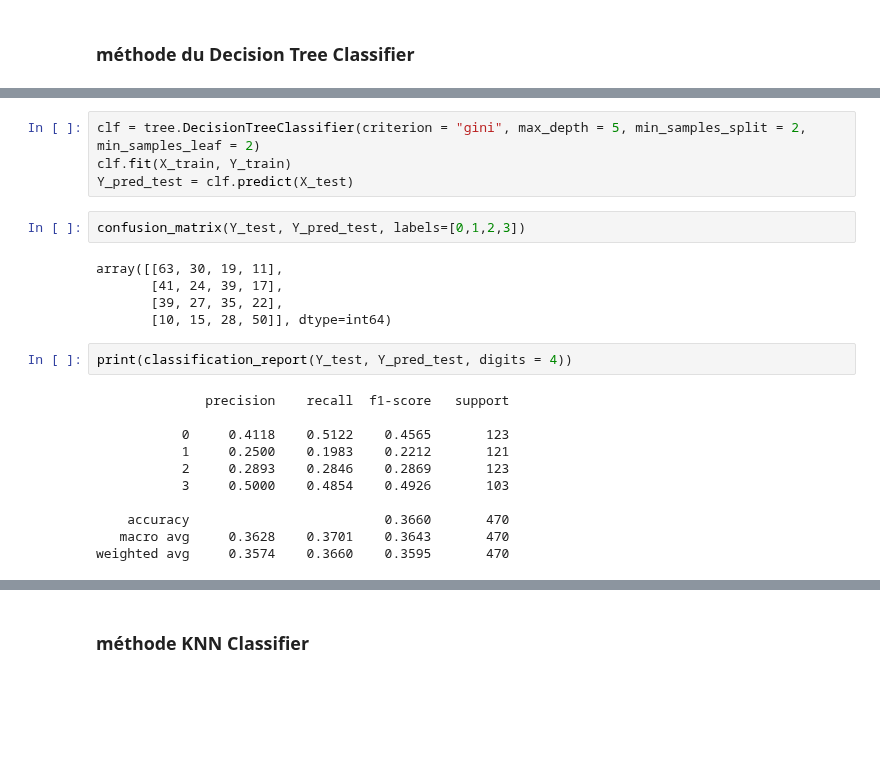
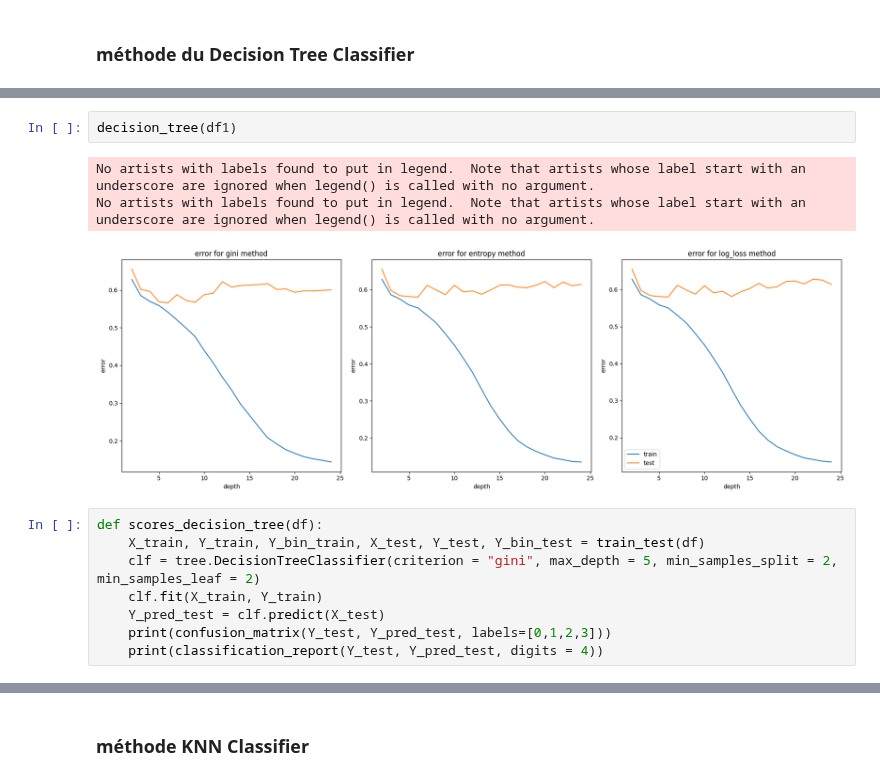
Before and after one commit to Keracles/MovieHype, a Jupyter notebook: models_noah/classification_noah.ipynb, the cells around one changed output, grey strips where cells are left out. Saved outputs shown, nothing was run; the diff lists cells and outputs as text; blank space fills up the shorter version.

```diff
--- a/models_noah/classification_noah.ipynb
+++ b/models_noah/classification_noah.ipynb
@@ -166,24 +163,14 @@ No artists with labels found to put in legend.  Note that artists whose label st
+# %%
+decision_tree(df1)
+# %% [output]
+No artists with labels found to put in legend.  Note that artists whose label start with an underscore are ignored when legend() is called with no argument.
+No artists with labels found to put in legend.  Note that artists whose label start with an underscore are ignored when legend() is called with no argument.
+[figure, added]
 # %%
-clf = tree.DecisionTreeClassifier(criterion = "gini", max_depth = 5, min_samples_split = 2, min_samples_leaf = 2)
-clf.fit(X_train, Y_train)
-Y_pred_test = clf.predict(X_test)
+def scores_decision_tree(df):
+    X_train, Y_train, Y_bin_train, X_test, Y_test, Y_bin_test = train_test(df)
+    clf = tree.DecisionTreeClassifier(criterion = "gini", max_depth = 5, min_samples_split = 2, min_samples_leaf = 2)
+    clf.fit(X_train, Y_train)
+    Y_pred_test = clf.predict(X_test)
+    print(confusion_matrix(Y_test, Y_pred_test, labels=[0,1,2,3]))
+    print(classification_report(Y_test, Y_pred_test, digits = 4))
-# %%
-confusion_matrix(Y_test, Y_pred_test, labels=[0,1,2,3])
-# %% [output]
-array([[63, 30, 19, 11],
-       [41, 24, 39, 17],
-       [39, 27, 35, 22],
-       [10, 15, 28, 50]], dtype=int64)
-# %%
-print(classification_report(Y_test, Y_pred_test, digits = 4))
-# %% [output]
-              precision    recall  f1-score   support
-
-           0     0.4118    0.5122    0.4565       123
-           1     0.2500    0.1983    0.2212       121
-           2     0.2893    0.2846    0.2869       123
-           3     0.5000    0.4854    0.4926       103
-
-    accuracy                         0.3660       470
-   macro avg     0.3628    0.3701    0.3643       470
-weighted avg     0.3574    0.3660    0.3595       470
```
Also changed, not shown: parts of 58 cells of this notebook.
